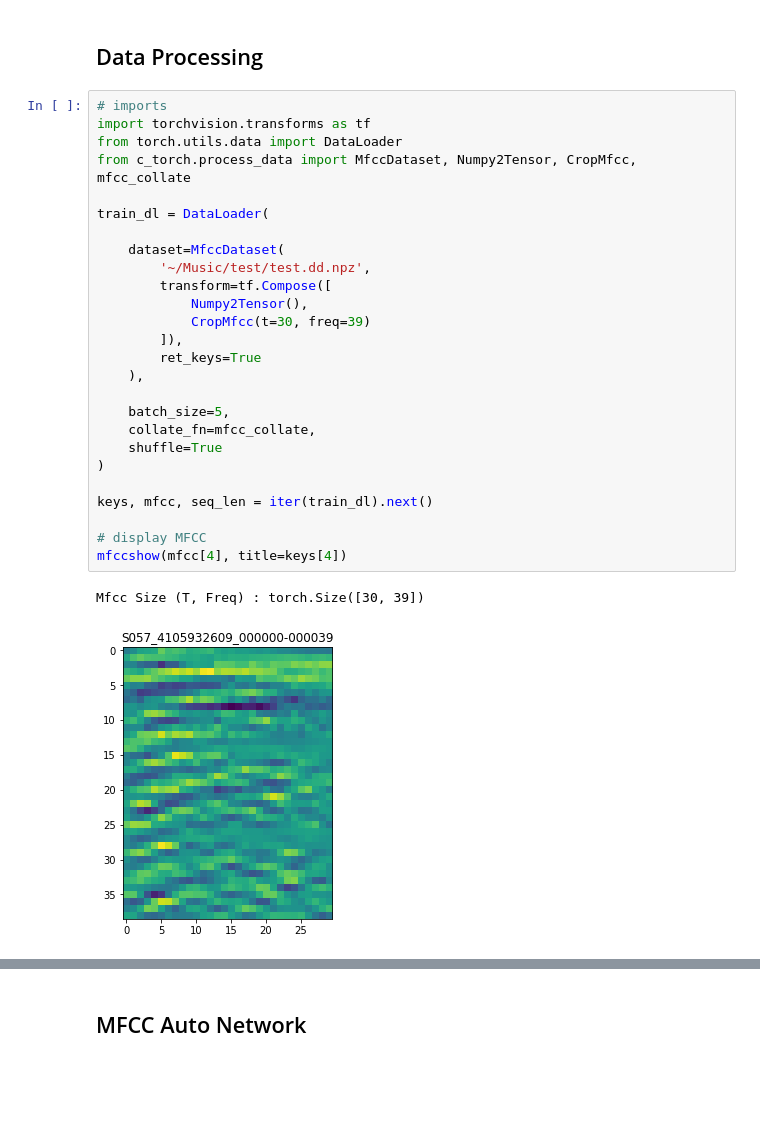
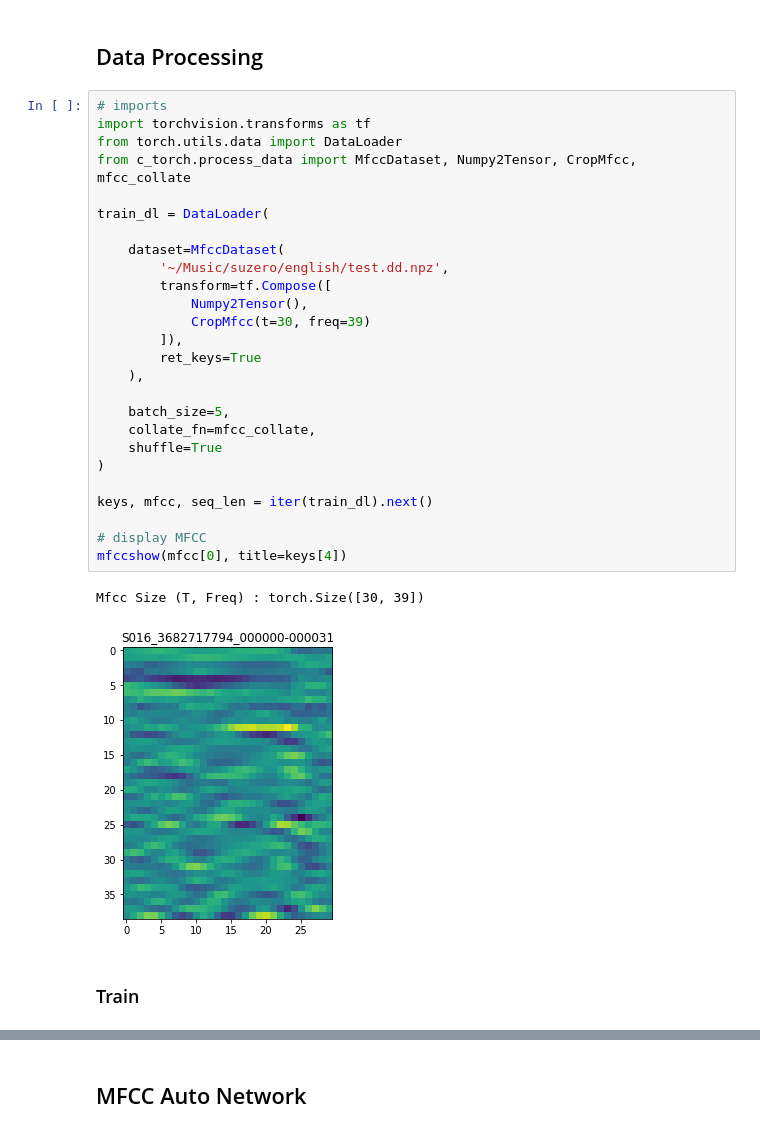
Before and after one commit to kamperh/suzerospeech2019, a Jupyter notebook: notebooks/binet.ipynb, the cells around one changed output, grey strips where cells are left out. Cells and saved outputs as stored; diff of their text form; blank space fills up the shorter version.

```diff
--- a/notebooks/binet.ipynb
+++ b/notebooks/binet.ipynb
@@ -71,29 +72,31 @@ def mfccshow(mfcc, title=''):
 # %%
 # imports
 import torchvision.transforms as tf
 from torch.utils.data import DataLoader
 from c_torch.process_data import MfccDataset, Numpy2Tensor, CropMfcc, mfcc_collate
 
 train_dl = DataLoader(
 
     dataset=MfccDataset(
-        '~/Music/test/test.dd.npz',
+        '~/Music/suzero/english/test.dd.npz',
         transform=tf.Compose([
             Numpy2Tensor(),
             CropMfcc(t=30, freq=39)
         ]),
         ret_keys=True
     ),
 
     batch_size=5,
     collate_fn=mfcc_collate,
     shuffle=True
 )
 
 keys, mfcc, seq_len = iter(train_dl).next()
 
 # display MFCC
-mfccshow(mfcc[4], title=keys[4])
+mfccshow(mfcc[0], title=keys[4])
 # %% [output]
 Mfcc Size (T, Freq) : torch.Size([30, 39])
-[figure, old version]
+[figure, new version]
+# %% [markdown]
+### Train
```
Also changed, not shown: parts of 10 cells of this notebook, 15 other files.
